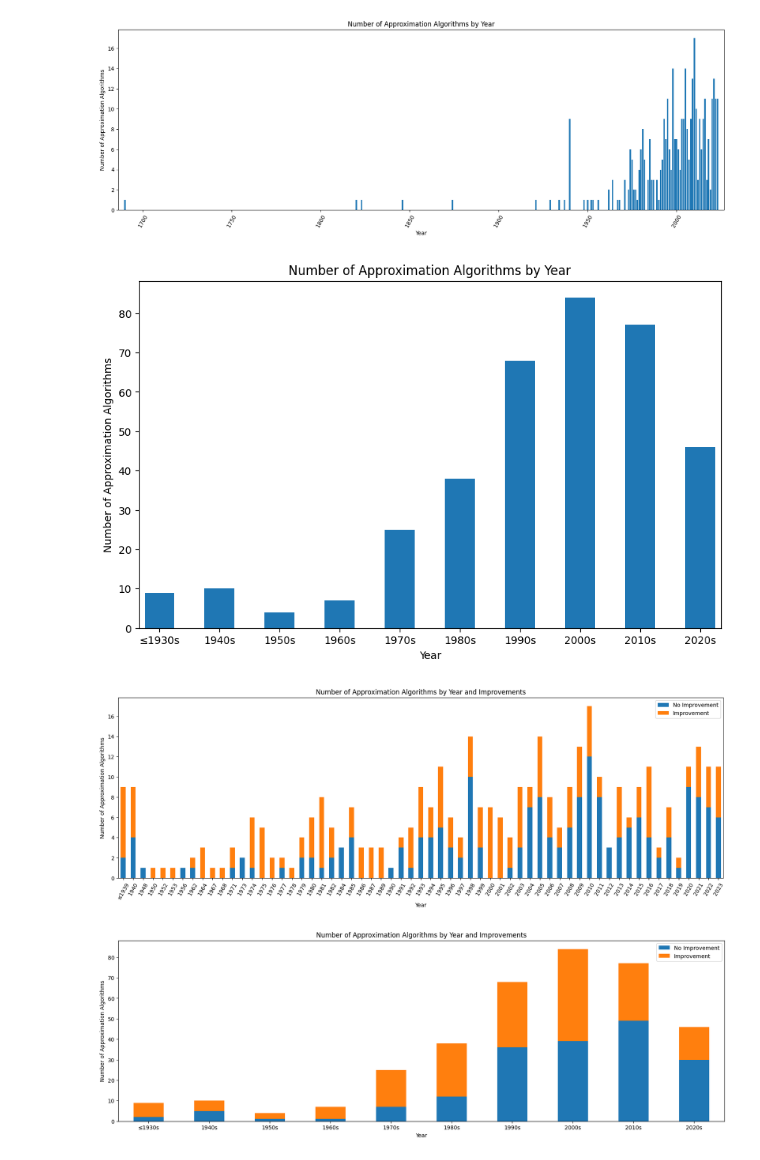
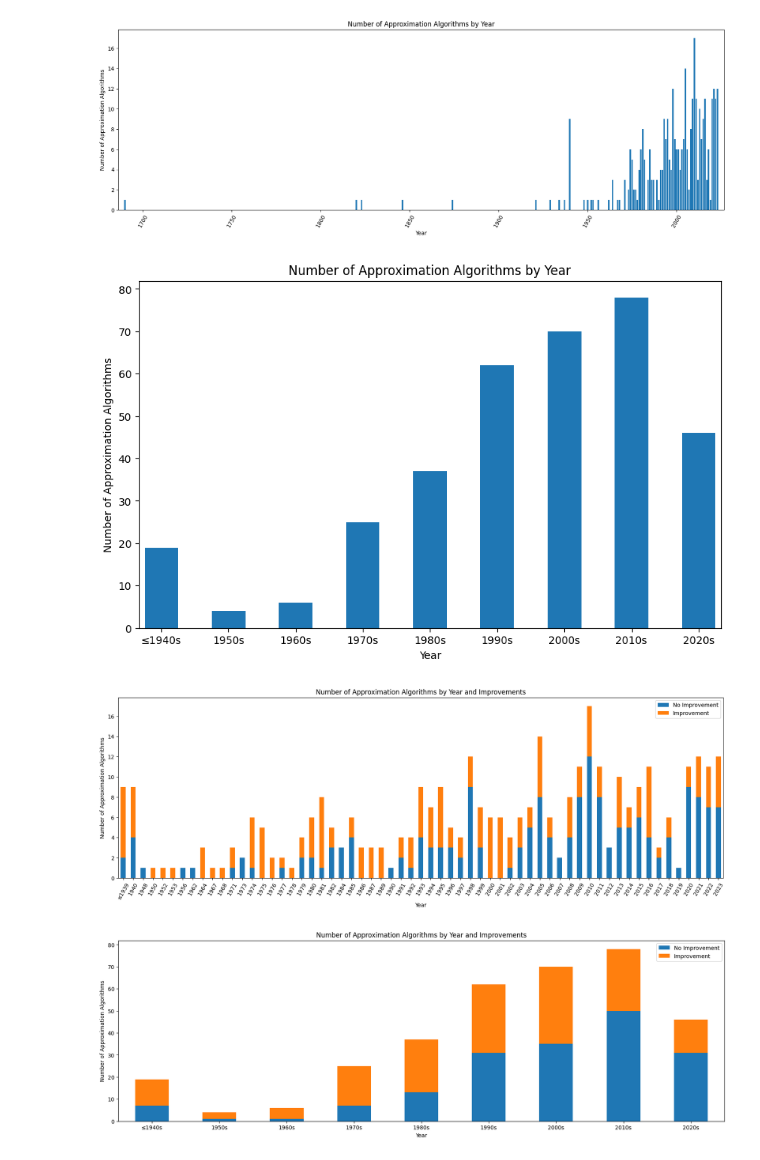
Before and after one commit to andrewlucasgs/approximation-algorithms, a Jupyter notebook: improvements.ipynb, the cells around one changed output. Drawn from its saved outputs; the diff is of its cells as text; code cells hidden in the pictures.

```diff
--- a/improvements.ipynb
+++ b/improvements.ipynb
@@ -40,6 +32,7 @@ approximation_algorithms = pd.read_csv('approximation_algorithms.csv', usecols=c
 approximation_algorithms = approximation_algorithms[approximation_algorithms['Looked at?'] != '0.001']
 # drop Relevant? == 0
 approximation_algorithms = approximation_algorithms[approximation_algorithms['Relevant?'] != 0]
+approximation_algorithms = approximation_algorithms[approximation_algorithms['Relevant?'] != '0']
 
 
 approximation_algorithms['Year'] = pd.to_numeric(approximation_algorithms['Year'].str.extract(r'(\d{4})')[0], errors='coerce')
@@ -131,7 +124,7 @@ ax.set_ylabel('Number of Approximation Algorithms')
 ax.set_title('Number of Approximation Algorithms by Year')
 plt.show()
 # %% [output]
-[figure, old version]
+[figure, new version]
 # %%
 # Plot number of approximation algorithms by decade
 data = approximation_algorithms.copy()
@@ -140,8 +133,8 @@ data = approximation_algorithms.copy()
 data = data.groupby(data['Year'] // 10 * 10).size()
 
 # merge all year <= 1930 into 1930
-data[1930] = data.loc[:1930].sum()
-data = data.drop(data.loc[:1929].index)
+data[1940] = data.loc[:1940].sum()
+data = data.drop(data.loc[:1939].index)
 
 
 
@@ -161,14 +154,14 @@ plt.margins(x=0.01)
 
 
 ax.set_xticks(data.index)
-ax.set_xticklabels(['≤1930s'] + [str(year) + 's' for year in data.index[1:]])
+ax.set_xticklabels(['≤1940s'] + [str(year) + 's' for year in data.index[1:]])
 
 ax.set_xlabel('Year')
 ax.set_ylabel('Number of Approximation Algorithms')
 ax.set_title('Number of Approximation Algorithms by Year')
 plt.show()
 # %% [output]
-[figure, old version]
+[figure, new version]
 # %%
 # Plot number of approximation algorithms by year and improvements
 data = approximation_algorithms.copy()
@@ -199,34 +192,34 @@ plt.legend(['No Improvement', 'Improvement'])
 
 plt.show()
 # %% [output]
-[figure, old version]
+[figure, new version]
 # %%
 # Plot number of approximation algorithms by decade and improvements
 data = approximation_algorithms.copy()
 
-data.loc[data['Year'] < 1930, 'Year'] = 1930
+data.loc[data['Year'] < 1940, 'Year'] = 1940
 data = data.groupby([data['Year'] // 10 * 10, 'Improvement']).size().unstack().fillna(0)
 
 fig, ax = plt.subplots()
 data.plot(kind='bar', stacked=True, ax=ax)
 # set figure size
 fig.set_size_inches(20, 6)
 plt.xticks(rotation=0)
 
 plt.margins(x=0.01)
 
 ax.set_xlabel('Year')
-ax.set_xticklabels(['≤1930s'] + [str(year) + 's'  for year in data.index[1:]])
+ax.set_xticklabels(['≤1940s'] + [str(year) + 's'  for year in data.index[1:]])
 
 ax.set_ylabel('Number of Approximation Algorithms')
 ax.set_title('Number of Approximation Algorithms by Year and Improvements')
 
 # legent for the plot
 plt.legend(['No Improvement', 'Improvement'])
 
 plt.show()
 # %% [output]
-[figure, old version]
+[figure, new version]
 # %%
 # Plot number of improvements by year
 data = approximation_algorithms.copy()
```
Also changed, not shown: parts of 8 cells of this notebook, 13 other files.
